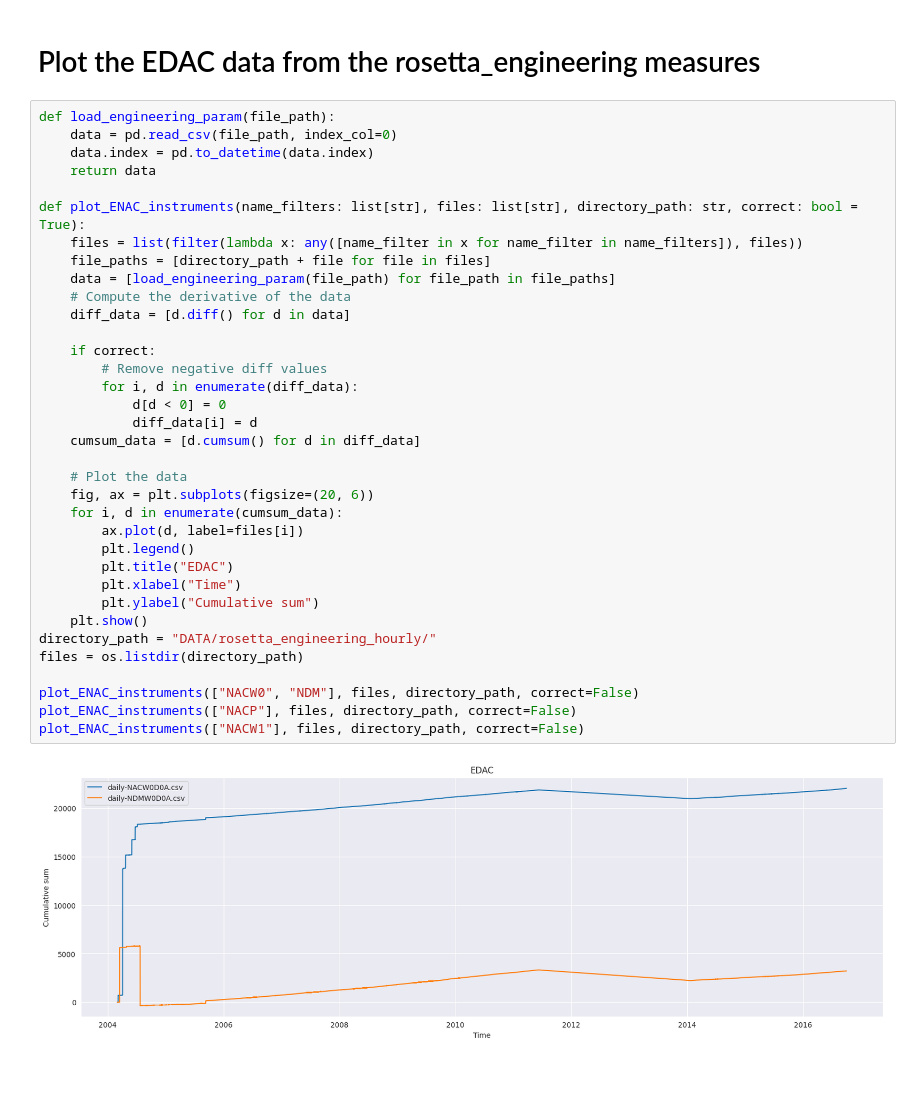
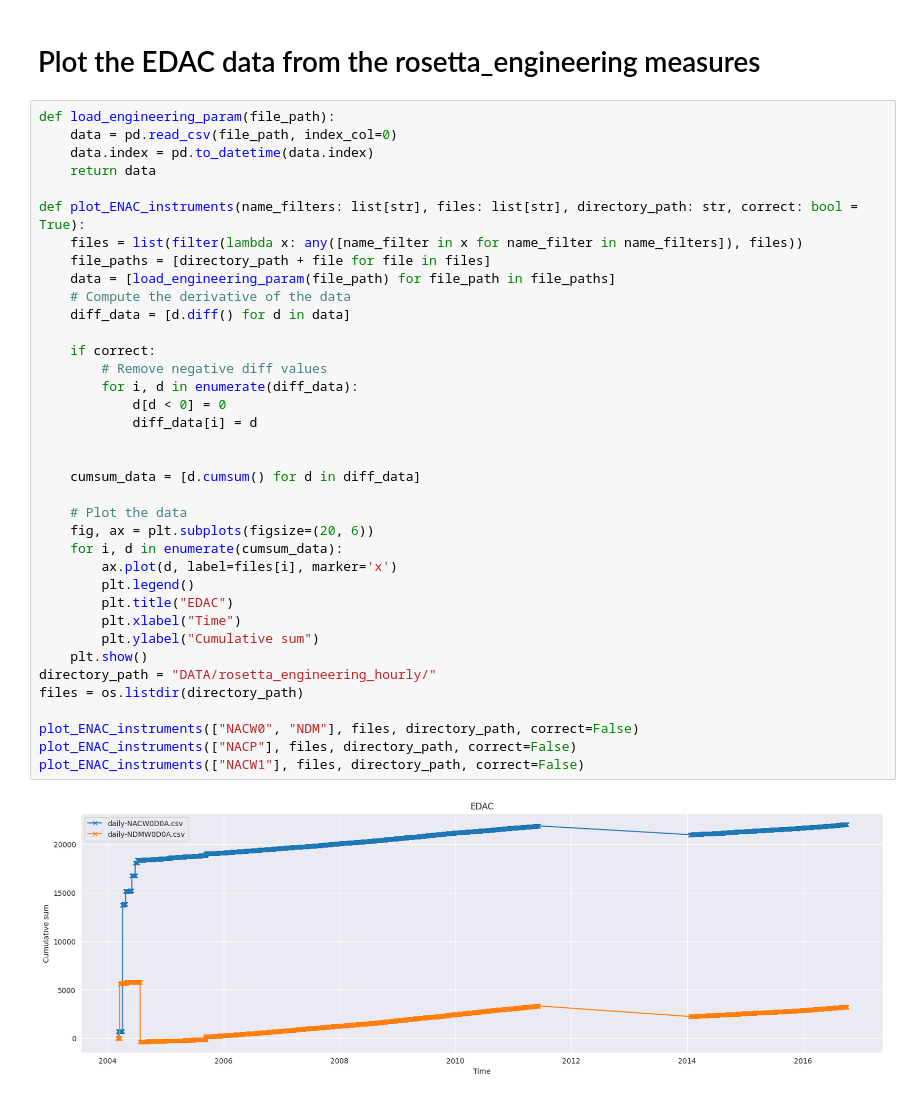
Before and after one commit to CS-433/ml-project-2-ml4esa, a Jupyter notebook: DataFetcher.ipynb, the cells around one changed output. Saved outputs shown, nothing was run; the diff lists cells and outputs as text.

```diff
--- a/DataFetcher.ipynb
+++ b/DataFetcher.ipynb
@@ -84,32 +101,34 @@ def load_engineering_param(file_path):
 
 def plot_ENAC_instruments(name_filters: list[str], files: list[str], directory_path: str, correct: bool = True):
     files = list(filter(lambda x: any([name_filter in x for name_filter in name_filters]), files))
     file_paths = [directory_path + file for file in files]
     data = [load_engineering_param(file_path) for file_path in file_paths]
     # Compute the derivative of the data
     diff_data = [d.diff() for d in data]
 
     if correct:
         # Remove negative diff values
         for i, d in enumerate(diff_data):
             d[d < 0] = 0
             diff_data[i] = d
+
+
     cumsum_data = [d.cumsum() for d in diff_data]
 
     # Plot the data
     fig, ax = plt.subplots(figsize=(20, 6))
     for i, d in enumerate(cumsum_data):
-        ax.plot(d, label=files[i])
+        ax.plot(d, label=files[i], marker='x')
         plt.legend()
         plt.title("EDAC")
         plt.xlabel("Time")
         plt.ylabel("Cumulative sum")
     plt.show()
 directory_path = "DATA/rosetta_engineering_hourly/"
 files = os.listdir(directory_path)
 
 plot_ENAC_instruments(["NACW0", "NDM"], files, directory_path, correct=False)
 plot_ENAC_instruments(["NACP"], files, directory_path, correct=False)
 plot_ENAC_instruments(["NACW1"], files, directory_path, correct=False)
 # %% [output]
-[figure, old version]
+[figure, new version]
```
Also changed, not shown: parts of 4 cells of this notebook.
